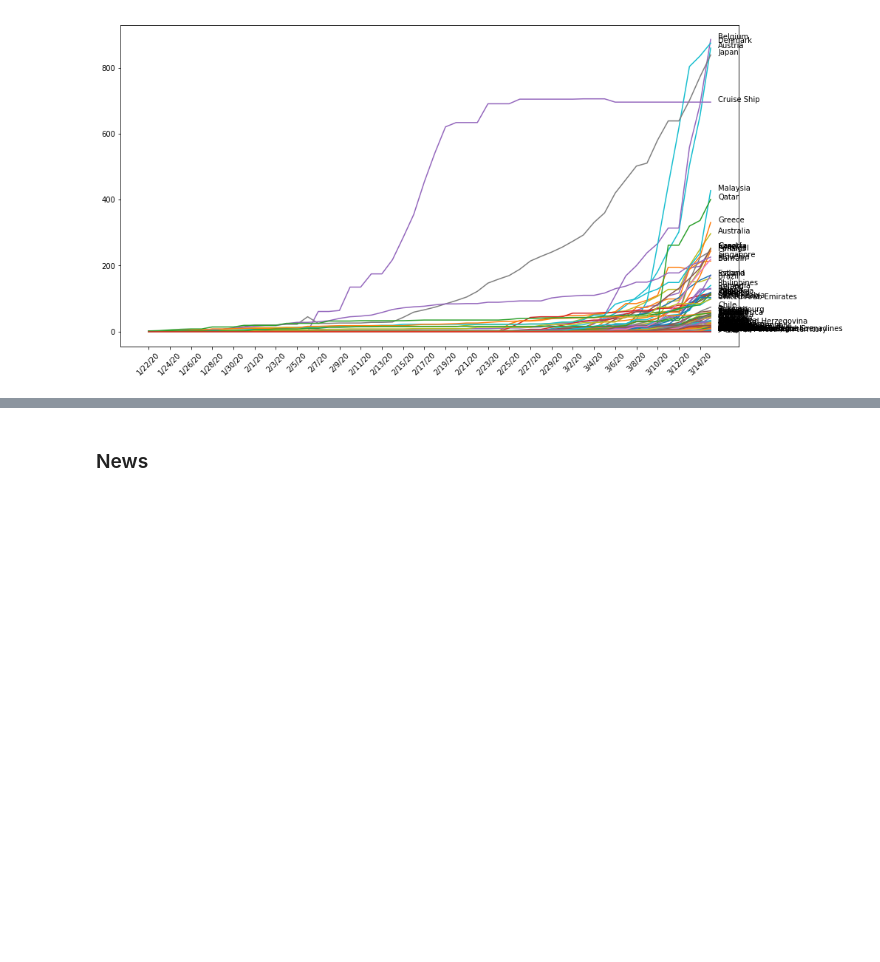
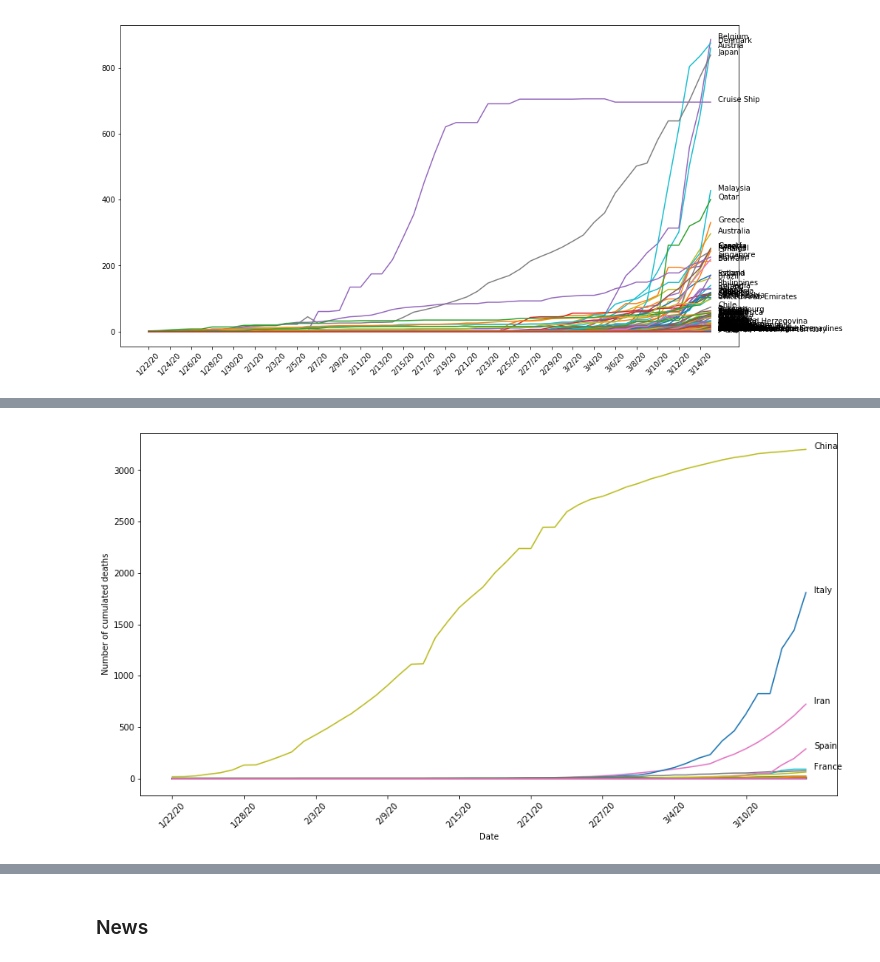
Before and after one commit to hopeman1102/visualize-covid-19, a Jupyter notebook: covid-19.ipynb, the cells around one changed output, grey strips where cells are left out. Drawn from its saved outputs; the diff is of its cells as text; code cells hidden in the pictures; blank space fills up the shorter version.

Commit message:
feat: Add plots showing confirmed cases and deaths

```diff
--- a/covid-19.ipynb
+++ b/covid-19.ipynb
@@ -220,0 +223,7 @@ plt.xticks(adjust_xticks, rotation=45);
+# %%
+df_death_countries = df_death.groupby('Country/Region').sum()
+df_death_countries.reset_index(inplace=True)
+
+# removing unnecessary columns
+df_death_countries.drop(columns=['Lat', 'Long'], inplace=True)
+df_death_countries.set_index('Country/Region', inplace=True)
@@ -220,0 +252,19 @@ plt.xticks(adjust_xticks, rotation=45);
+# %%
+# plot all countries in one graph
+dates = list(df_death_countries.columns)
+adjust_xticks = dates[::6]
+
+plt.figure(figsize=[15,8])
+for index, row in df_death_countries.iterrows():
+    plt.plot(dates, row)
+
+    if row['3/15/20'] < 85:
+        pass
+    else:
+        plt.annotate(index,xy=(plt.xticks()[0][-1]+0.7, row[-1]))
+
+plt.xlabel('Date')
+plt.ylabel('Number of cumulated deaths')
+plt.xticks(adjust_xticks, rotation=45);
+# %% [output]
+[figure, added]
```
Also changed, not shown: parts of 29 cells of this notebook.
